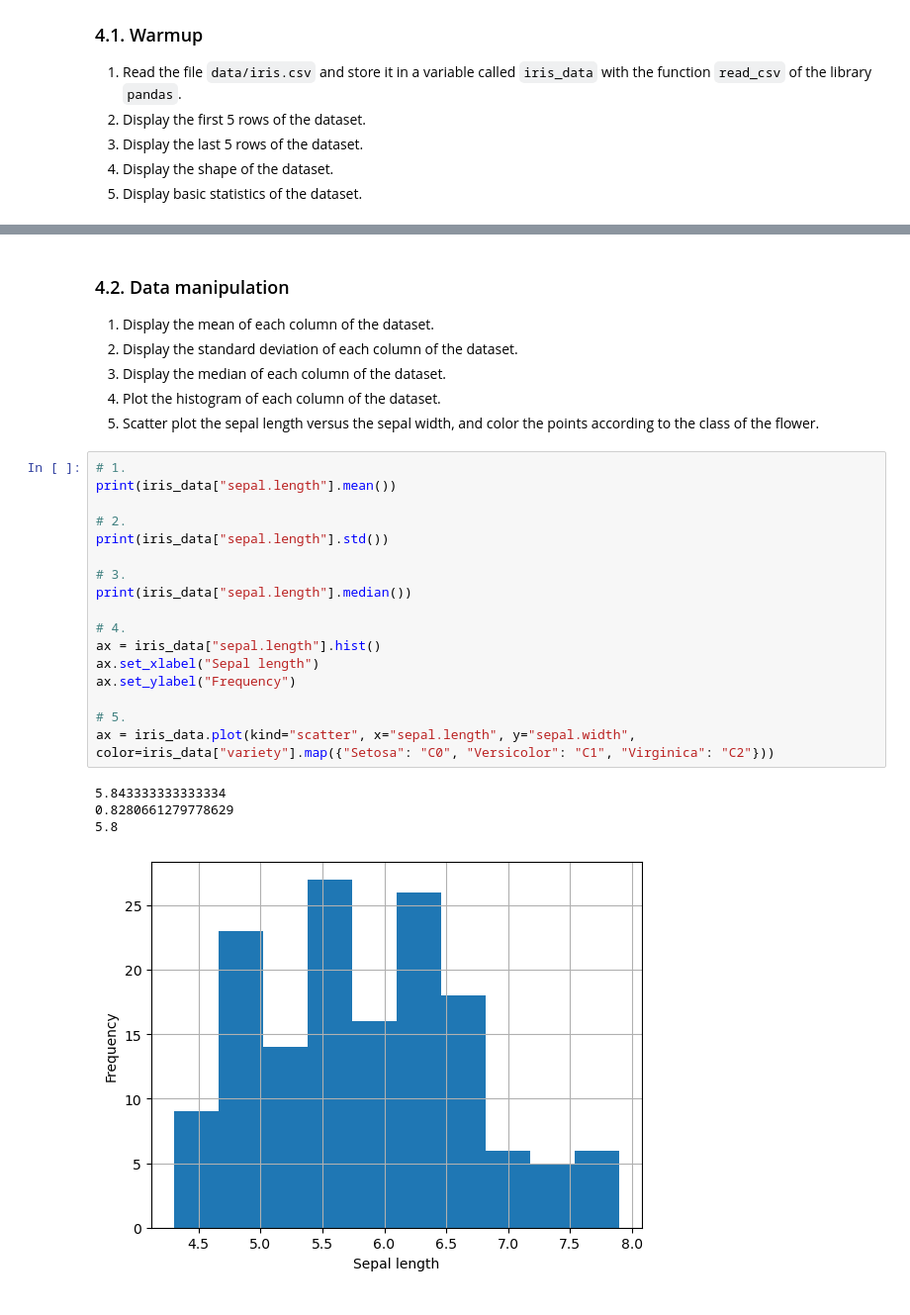
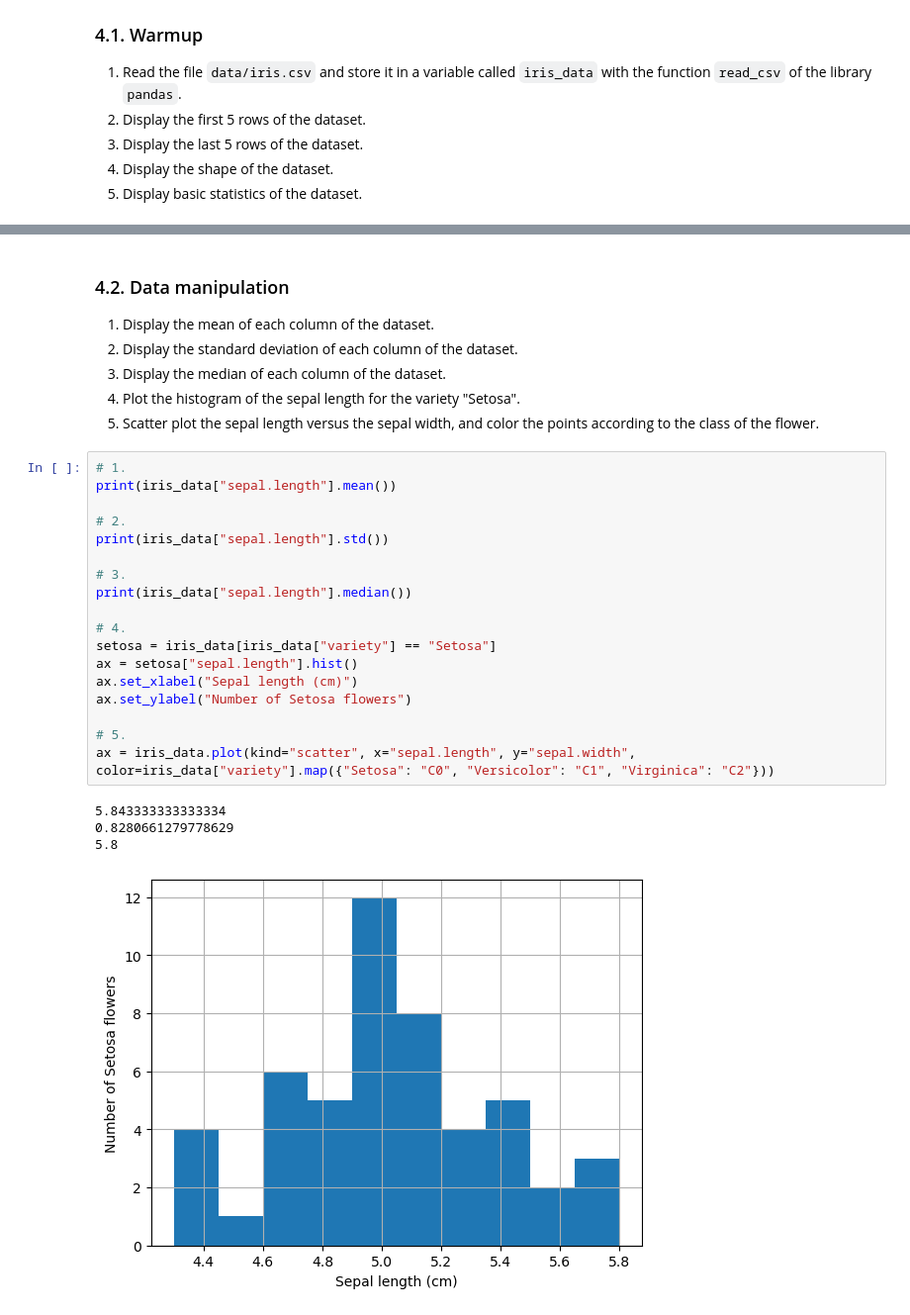
Before and after one commit to leonard-seydoux/earth-data-science, a Jupyter notebook: labs/0_evaluation/evaluation_proof.ipynb, the cells around one changed output, grey strips where cells are left out. Shown: that part at 99% size. Cells and saved outputs as stored; diff of their text form.

Commit message:
Better described the question on histogram

```diff
--- a/labs/0_evaluation/evaluation_proof.ipynb
+++ b/labs/0_evaluation/evaluation_proof.ipynb
@@ -391,28 +391,29 @@ max        7.900000     4.400000      6.900000     2.500000
 1. Display the mean of each column of the dataset.
 2. Display the standard deviation of each column of the dataset.
 3. Display the median of each column of the dataset.
-4. Plot the histogram of each column of the dataset.
+4. Plot the histogram of the sepal length for the variety "Setosa".
 5. Scatter plot the sepal length versus the sepal width, and color the points according to the class of the flower.
 # %%
 # 1.
 print(iris_data["sepal.length"].mean())
 
 # 2.
 print(iris_data["sepal.length"].std())
 
 # 3.
 print(iris_data["sepal.length"].median())
 
 # 4.
-ax = iris_data["sepal.length"].hist()
-ax.set_xlabel("Sepal length")
-ax.set_ylabel("Frequency")
+setosa = iris_data[iris_data["variety"] == "Setosa"]
+ax = setosa["sepal.length"].hist()
+ax.set_xlabel("Sepal length (cm)")
+ax.set_ylabel("Number of Setosa flowers")
 
 # 5.
 ax = iris_data.plot(kind="scatter", x="sepal.length", y="sepal.width", color=iris_data["variety"].map({"Setosa": "C0", "Versicolor": "C1", "Virginica": "C2"}))
 # %% [output]
 5.843333333333334
 0.8280661279778629
 5.8
-[figure, old version]
+[figure, new version]
 [figure]
```
Also changed, not shown: parts of 4 cells of this notebook, 1 other file.
